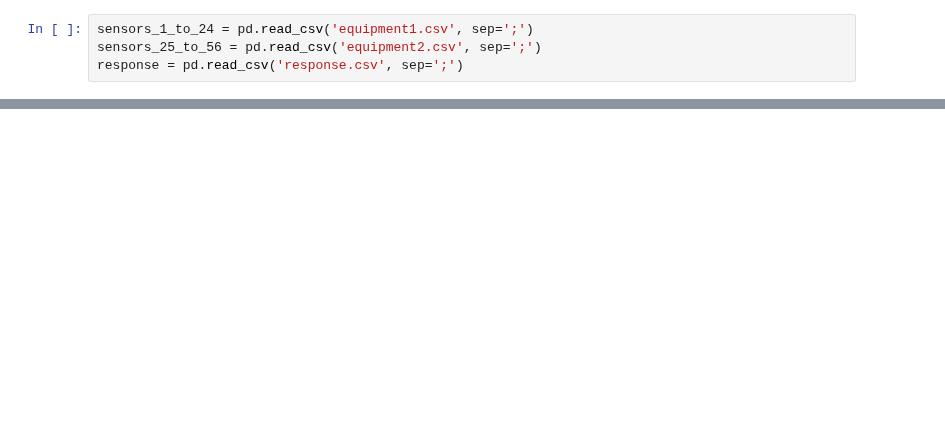
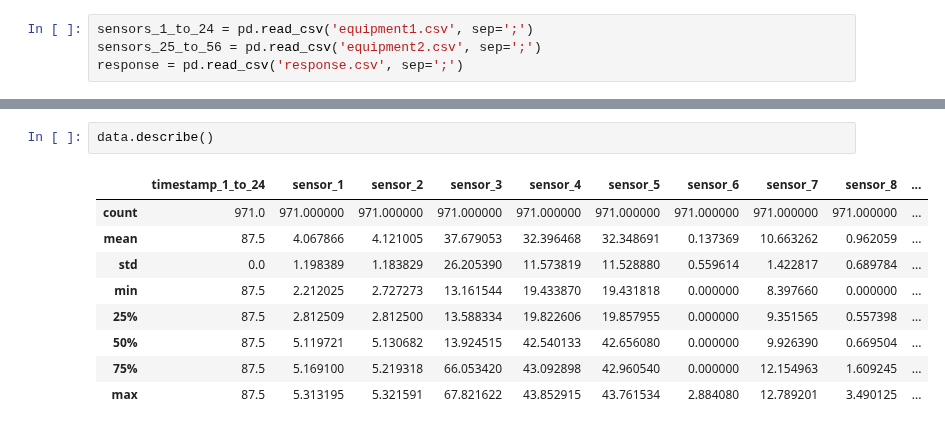
Before and after one commit to divtummala/springboard, a Jupyter notebook: Capstone/EquipmentDataFinal/semiTool.ipynb, the cells around one changed output, grey strips where cells are left out. Cells and saved outputs as stored; diff of their text form; blank space fills up the shorter version.

```diff
--- a/Capstone/EquipmentDataFinal/semiTool.ipynb
+++ b/Capstone/EquipmentDataFinal/semiTool.ipynb
@@ -21 +68,13 @@ response = pd.read_csv('response.csv', sep=';')
+# %%
+data.describe()
+# %% [output]
+|  | timestamp_1_to_24 | sensor_1 | sensor_2 | sensor_3 | sensor_4 | sensor_5 | sensor_6 | sensor_7 | sensor_8 | ... |
+| count | 971.0 | 971.000000 | 971.000000 | 971.000000 | 971.000000 | 971.000000 | 971.000000 | 971.000000 | 971.000000 | ... |
+| mean | 87.5 | 4.067866 | 4.121005 | 37.679053 | 32.396468 | 32.348691 | 0.137369 | 10.663262 | 0.962059 | ... |
+| std | 0.0 | 1.198389 | 1.183829 | 26.205390 | 11.573819 | 11.528880 | 0.559614 | 1.422817 | 0.689784 | ... |
+| min | 87.5 | 2.212025 | 2.727273 | 13.161544 | 19.433870 | 19.431818 | 0.000000 | 8.397660 | 0.000000 | ... |
+| 25% | 87.5 | 2.812509 | 2.812500 | 13.588334 | 19.822606 | 19.857955 | 0.000000 | 9.351565 | 0.557398 | ... |
+| 50% | 87.5 | 5.119721 | 5.130682 | 13.924515 | 42.540133 | 42.656080 | 0.000000 | 9.926390 | 0.669504 | ... |
+| 75% | 87.5 | 5.169100 | 5.219318 | 66.053420 | 43.092898 | 42.960540 | 0.000000 | 12.154963 | 1.609245 | ... |
+| max | 87.5 | 5.313195 | 5.321591 | 67.821622 | 43.852915 | 43.761534 | 2.884080 | 12.789201 | 3.490125 | ... |
 # %%
```
Also changed, not shown: parts of 15 cells of this notebook.
